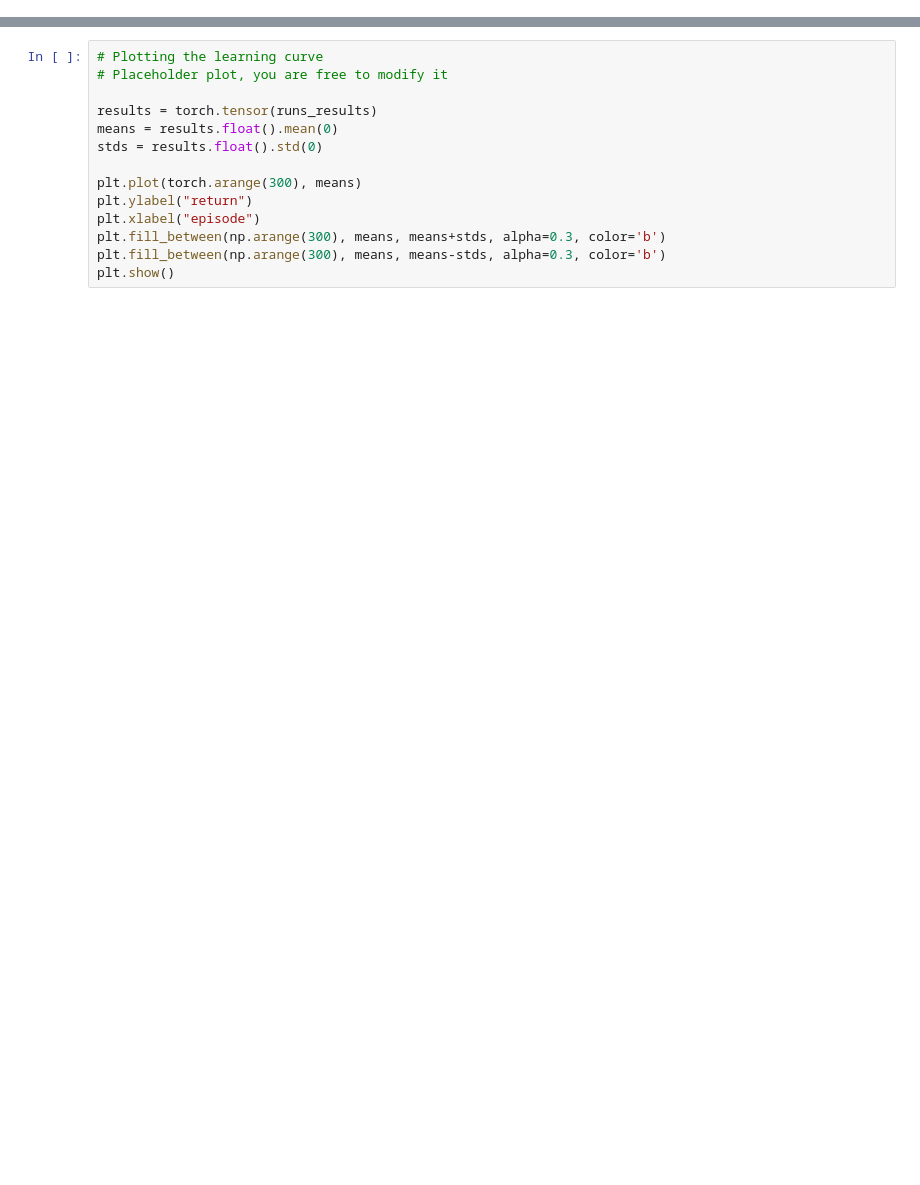
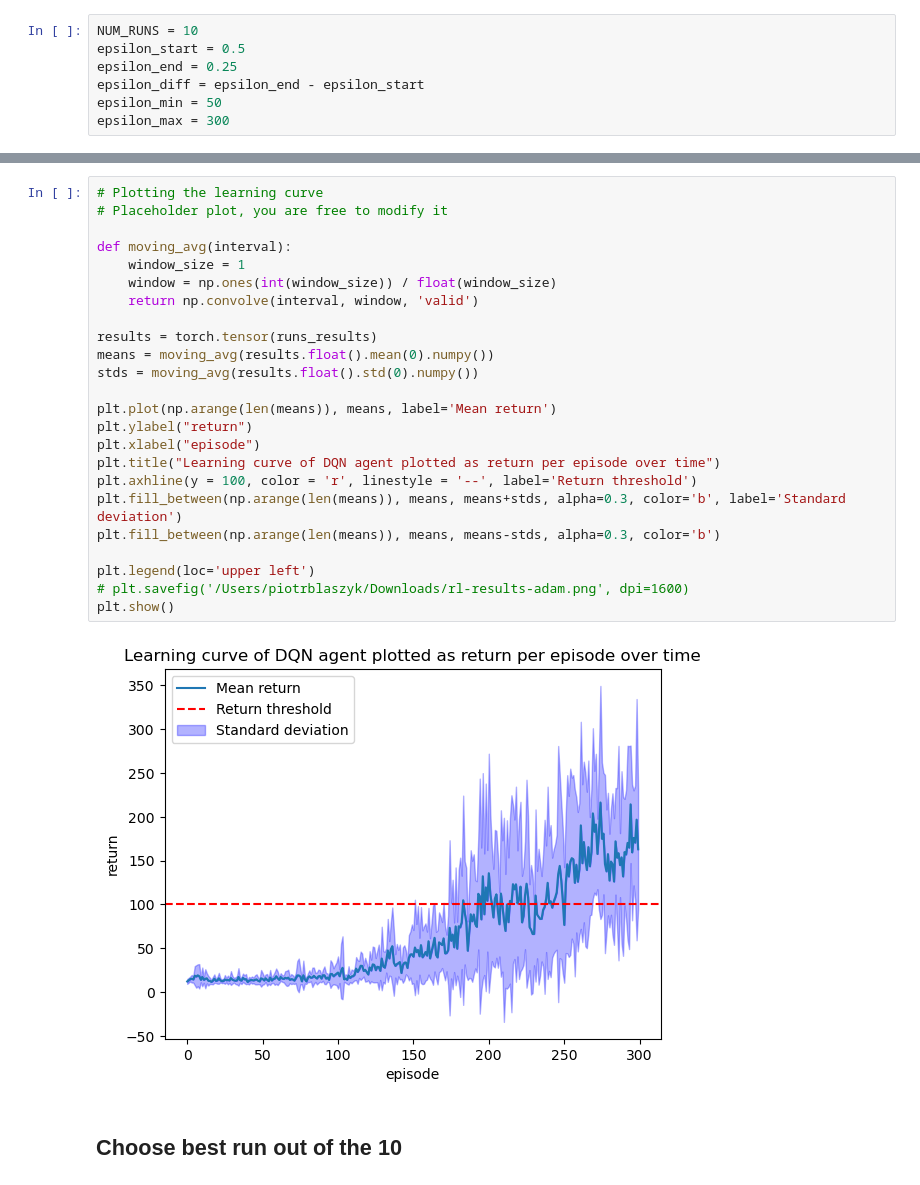
Before and after one commit to trubby22/reinforcement-learning-cw2, a Jupyter notebook: rl-cw2.ipynb, the cells around one changed output, grey strips where cells are left out. Cells and saved outputs as stored; diff of their text form; blank space fills up the shorter version.

```diff
--- a/rl-cw2.ipynb
+++ b/rl-cw2.ipynb
@@ -16 +18,8 @@ EPSILON = 1      # placeholder value - you should implement your own exploration
+# %%
+NUM_RUNS = 10
+epsilon_start = 0.5
+epsilon_end = 0.25
+epsilon_diff = epsilon_end - epsilon_start
+epsilon_min = 50
+epsilon_max = 300
 # %%
@@ -78,14 +179,28 @@ print('Complete')
 # %%
 # Plotting the learning curve
 # Placeholder plot, you are free to modify it
 
+def moving_avg(interval):
+    window_size = 1
+    window = np.ones(int(window_size)) / float(window_size)
+    return np.convolve(interval, window, 'valid')
+
 results = torch.tensor(runs_results)
-means = results.float().mean(0)
-stds = results.float().std(0)
+means = moving_avg(results.float().mean(0).numpy())
+stds = moving_avg(results.float().std(0).numpy())
 
-plt.plot(torch.arange(300), means)
+plt.plot(np.arange(len(means)), means, label='Mean return')
 plt.ylabel("return")
 plt.xlabel("episode")
-plt.fill_between(np.arange(300), means, means+stds, alpha=0.3, color='b')
-plt.fill_between(np.arange(300), means, means-stds, alpha=0.3, color='b')
+plt.title("Learning curve of DQN agent plotted as return per episode over time")
+plt.axhline(y = 100, color = 'r', linestyle = '--', label='Return threshold')
+plt.fill_between(np.arange(len(means)), means, means+stds, alpha=0.3, color='b', label='Standard deviation')
+plt.fill_between(np.arange(len(means)), means, means-stds, alpha=0.3, color='b')
+
+plt.legend(loc='upper left')
+# plt.savefig('/Users/piotrblaszyk/Downloads/rl-results-adam.png', dpi=1600)
 plt.show()
+# %% [output]
+[figure, added]
+# %% [markdown]
+## Choose best run out of the 10
```
Also changed, not shown: parts of 6 cells of this notebook, 6 other files.
